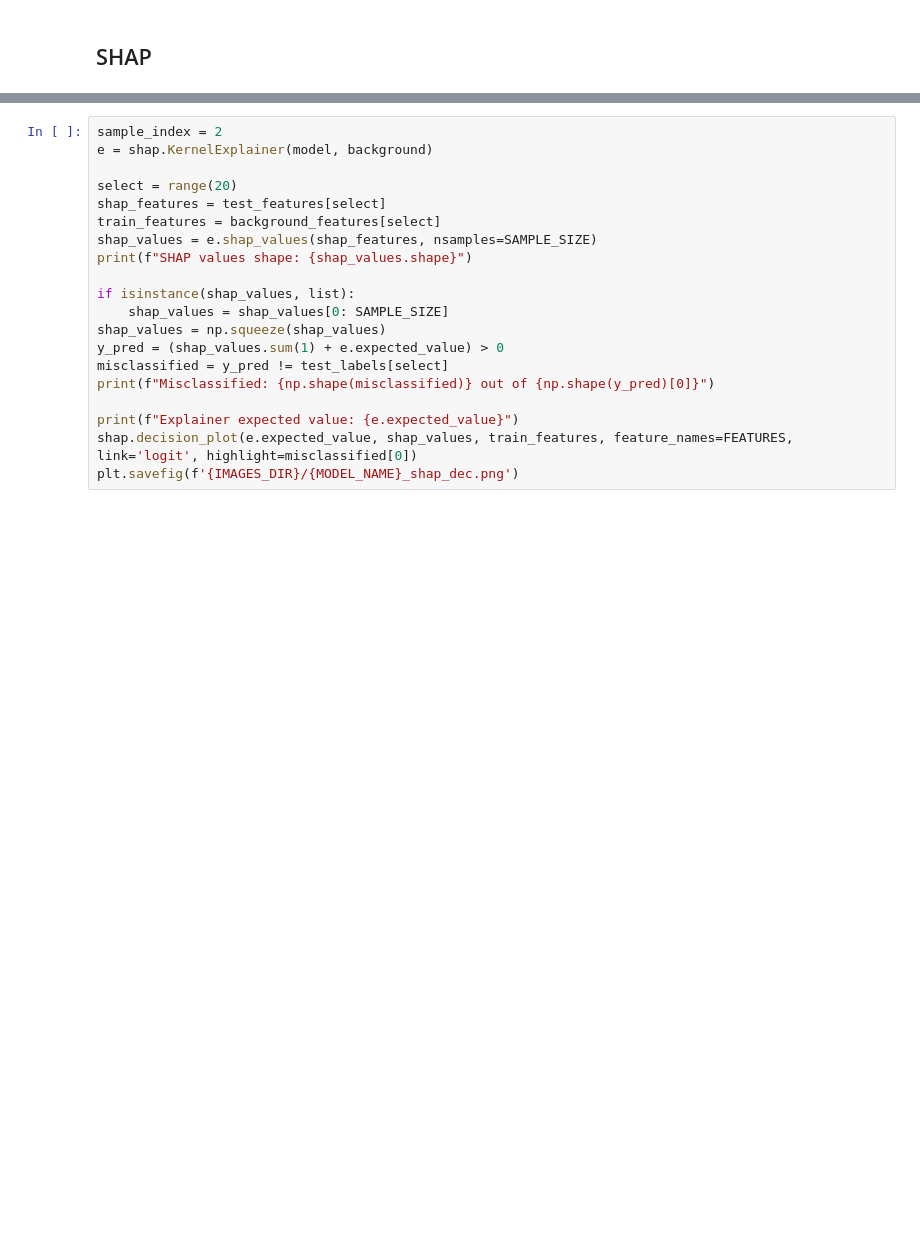
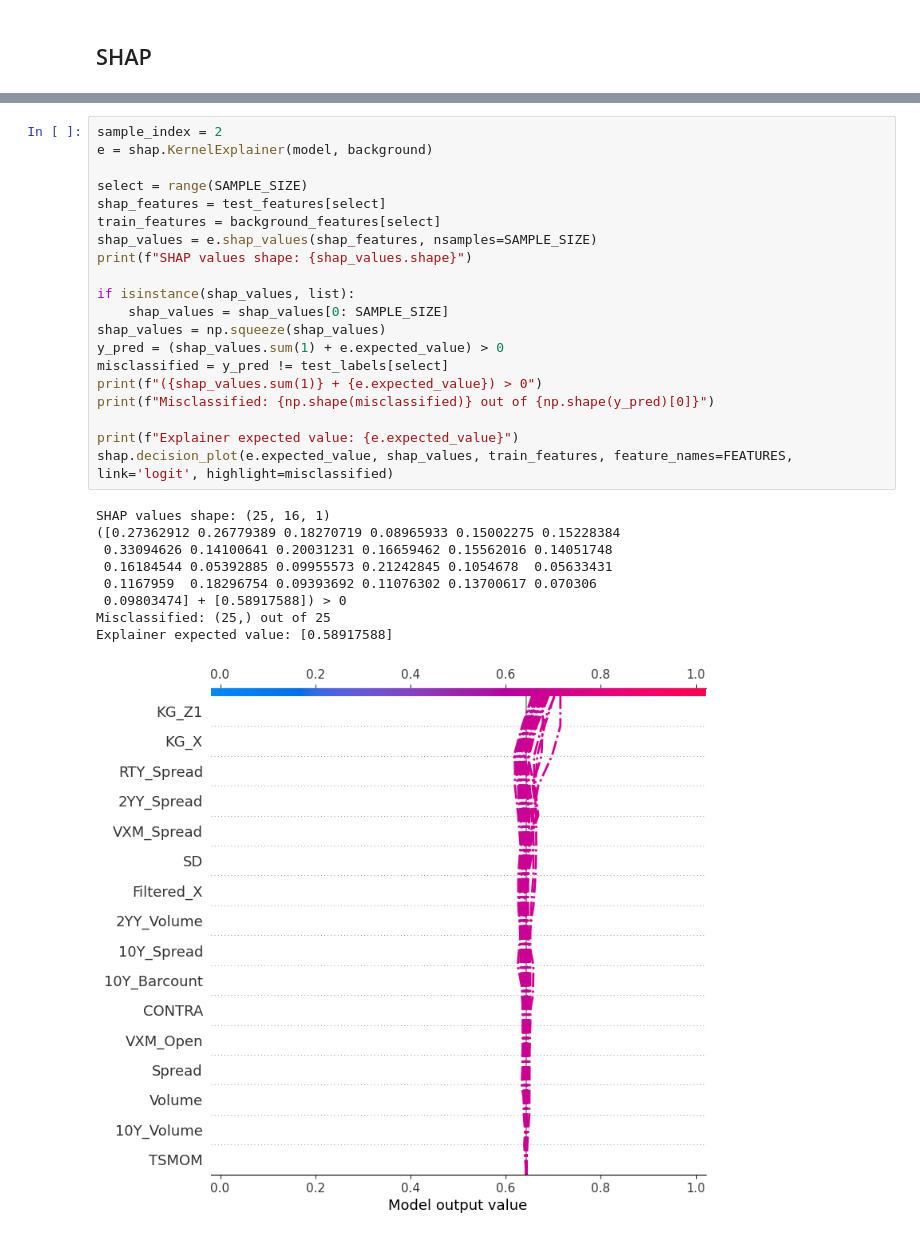
Before and after one commit to adamd1985/intra_day_futures_arb, a Jupyter notebook: cnn_algo.ipynb, the cells around one changed output, grey strips where cells are left out. Drawn from its saved outputs; the diff is of its cells as text; blank space fills up the shorter version.

```diff
--- a/cnn_algo.ipynb
+++ b/cnn_algo.ipynb
@@ -880,23 +885,33 @@ plt.savefig(f'{IMAGES_DIR}/{MODEL_NAME}_shap_sum.png')
 # %%
 sample_index = 2
 e = shap.KernelExplainer(model, background)
 
-select = range(20)
+select = range(SAMPLE_SIZE)
 shap_features = test_features[select]
 train_features = background_features[select]
 shap_values = e.shap_values(shap_features, nsamples=SAMPLE_SIZE)
 print(f"SHAP values shape: {shap_values.shape}")
 
 if isinstance(shap_values, list):
     shap_values = shap_values[0: SAMPLE_SIZE]
 shap_values = np.squeeze(shap_values)
 y_pred = (shap_values.sum(1) + e.expected_value) > 0
 misclassified = y_pred != test_labels[select]
+print(f"({shap_values.sum(1)} + {e.expected_value}) > 0")
 print(f"Misclassified: {np.shape(misclassified)} out of {np.shape(y_pred)[0]}")
 
 print(f"Explainer expected value: {e.expected_value}")
-shap.decision_plot(e.expected_value, shap_values, train_features, feature_names=FEATURES, link='logit', highlight=misclassified[0])
-plt.savefig(f'{IMAGES_DIR}/{MODEL_NAME}_shap_dec.png')
+shap.decision_plot(e.expected_value, shap_values, train_features, feature_names=FEATURES, link='logit', highlight=misclassified)
+# %% [output]
+SHAP values shape: (25, 16, 1)
+([0.27362912 0.26779389 0.18270719 0.08965933 0.15002275 0.15228384
+ 0.33094626 0.14100641 0.20031231 0.16659462 0.15562016 0.14051748
+ 0.16184544 0.05392885 0.09955573 0.21242845 0.1054678  0.05633431
+ 0.1167959  0.18296754 0.09393692 0.11076302 0.13700617 0.070306
+ 0.09803474] + [0.58917588]) > 0
+Misclassified: (25,) out of 25
+Explainer expected value: [0.58917588]
+[figure, added]
 # %%
 shap.decision_plot(
     e.expected_value,
```
Also changed, not shown: parts of 20 cells of this notebook.
